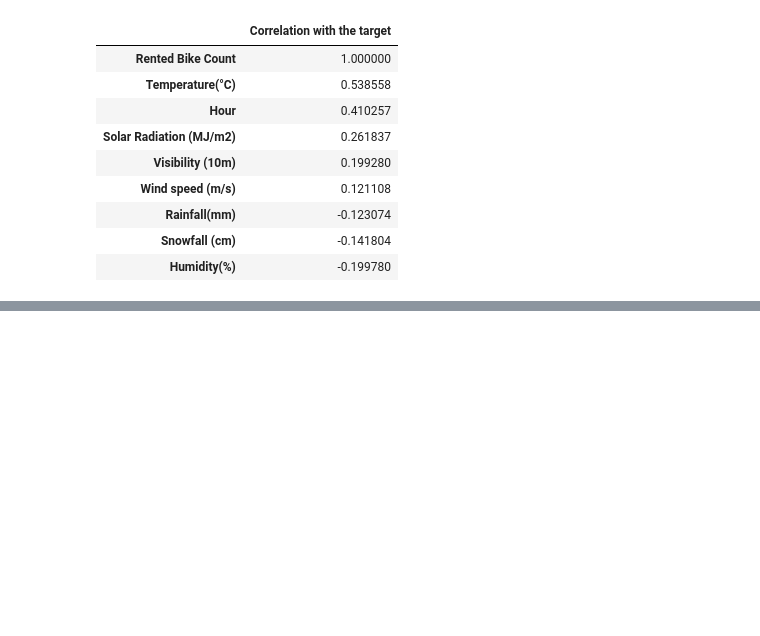
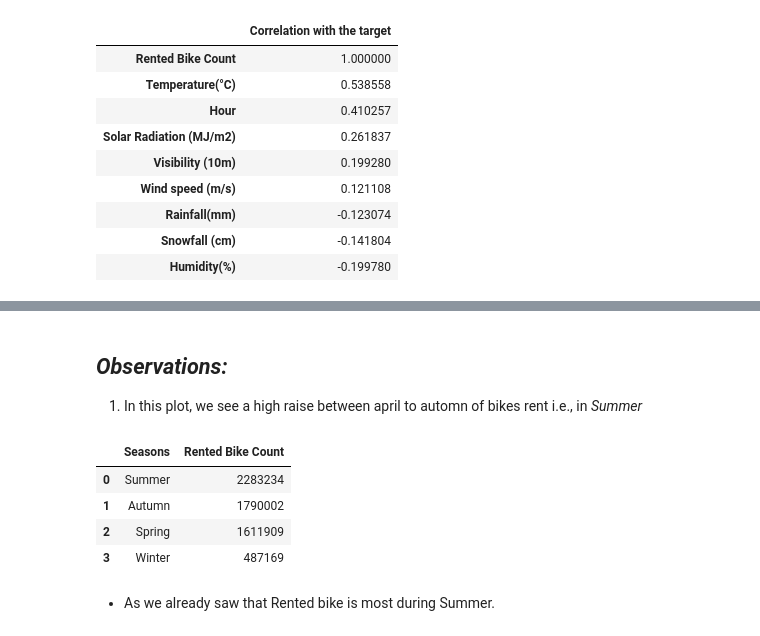
Before and after one commit to anupstar100/Seoul-Bike-Sharing-Demand-Prediction, a Jupyter notebook: SML_Capstone_Project_Bike_Sharing_Demand_Prediction_Capstone_Project.ipynb, the cells around one changed output, grey strips where cells are left out. Saved outputs shown, nothing was run; the diff lists cells and outputs as text; code cells hidden in the pictures; blank space fills up the shorter version.

```diff
--- a/SML_Capstone_Project_Bike_Sharing_Demand_Prediction_Capstone_Project.ipynb
+++ b/SML_Capstone_Project_Bike_Sharing_Demand_Prediction_Capstone_Project.ipynb
@@ -219,0 +249,15 @@ pd.DataFrame(df.corr().unstack().sort_values(ascending = False)['Rented Bike Cou
+# %% [markdown]
+***Observations:***
+---
+1. In this plot, we see a high raise between april to automn of bikes rent i.e., in *Summer*
+# %%
+# GROUPING BY SEASONS AND CALCULATING THE TOTAL RENTED BIKE COUNT
+df.groupby('Seasons').sum()['Rented Bike Count'].sort_values(ascending = False).reset_index()
+# %% [output]
+|  | Seasons | Rented Bike Count |
+| 0 | Summer | 2283234 |
+| 1 | Autumn | 1790002 |
+| 2 | Spring | 1611909 |
+| 3 | Winter | 487169 |
+# %% [markdown]
+* As we already saw that Rented bike is most during Summer.
```
Also changed, not shown: parts of 13 cells of this notebook.
